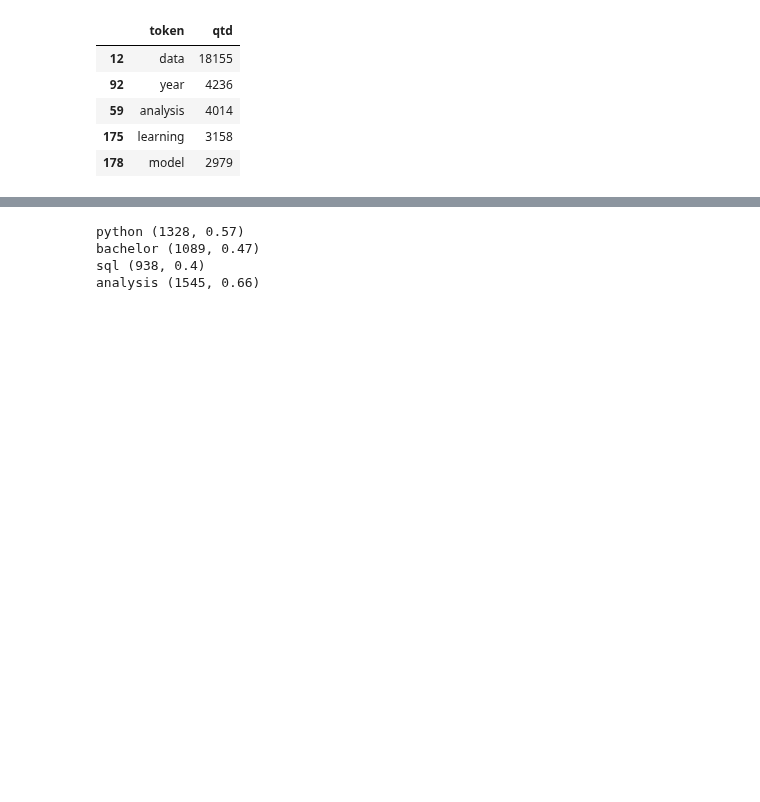
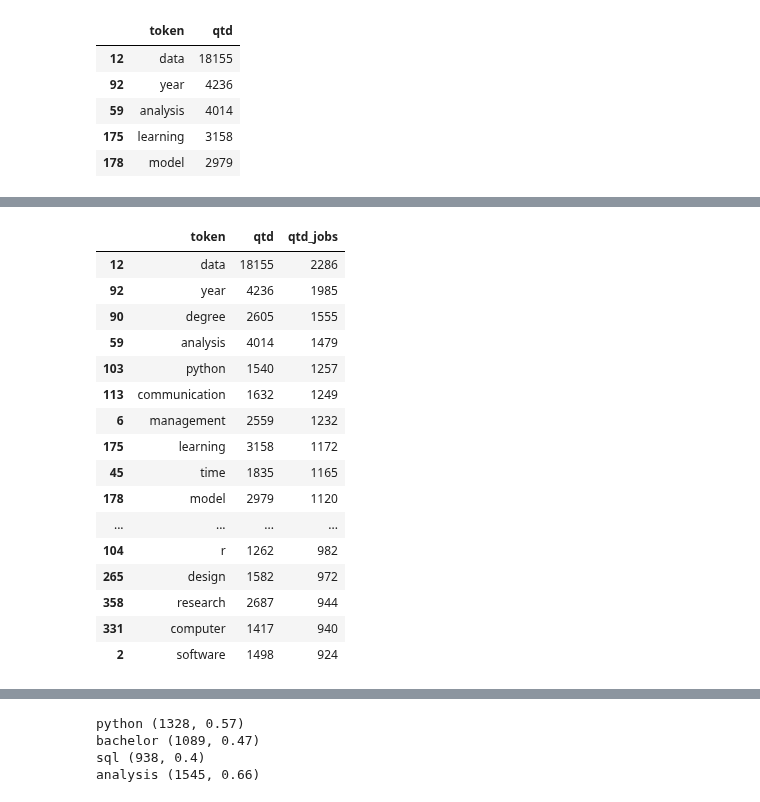
Before and after one commit to rknagao/studies, a Jupyter notebook: skills_keywords/notebook.ipynb, the cells around one changed output, grey strips where cells are left out. Saved outputs shown, nothing was run; the diff lists cells and outputs as text; code cells hidden in the pictures; blank space fills up the shorter version.

```diff
--- a/skills_keywords/notebook.ipynb
+++ b/skills_keywords/notebook.ipynb
@@ -321,0 +343,21 @@ def jobs_with_token(df, term):
+# %%
+# aeggeaage
+df_freq.sort_values('qtd_jobs', ascending=False).head(20)
+# %% [output]
+|  | token | qtd | qtd_jobs |
+| 12 | data | 18155 | 2286 |
+| 92 | year | 4236 | 1985 |
+| 90 | degree | 2605 | 1555 |
+| 59 | analysis | 4014 | 1479 |
+| 103 | python | 1540 | 1257 |
+| 113 | communication | 1632 | 1249 |
+| 6 | management | 2559 | 1232 |
+| 175 | learning | 3158 | 1172 |
+| 45 | time | 1835 | 1165 |
+| 178 | model | 2979 | 1120 |
+| ... | ... | ... | ... |
+| 104 | r | 1262 | 982 |
+| 265 | design | 1582 | 972 |
+| 358 | research | 2687 | 944 |
+| 331 | computer | 1417 | 940 |
+| 2 | software | 1498 | 924 |
```
Also changed, not shown: parts of 7 cells of this notebook.
